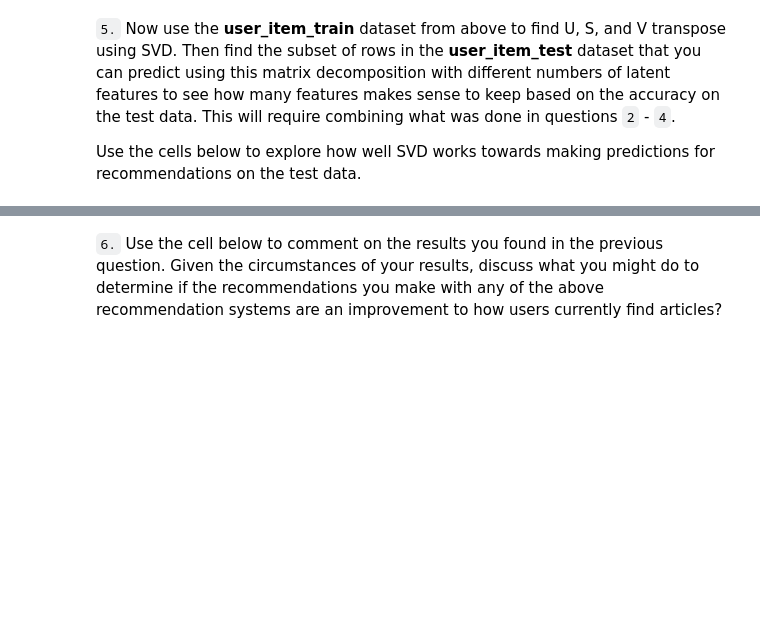
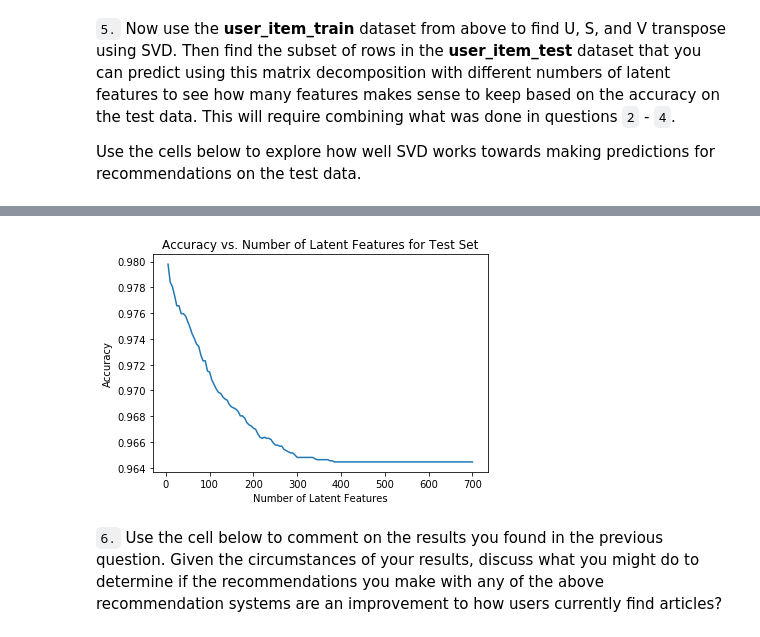
Before and after one commit to AidanGM/UdacityDSProject3, a Jupyter notebook: Recommendations_with_IBM.ipynb, the cells around one changed output, grey strips where cells are left out. Saved outputs shown, nothing was run; the diff lists cells and outputs as text; code cells hidden in the pictures; blank space fills up the shorter version.

```diff
--- a/Recommendations_with_IBM.ipynb
+++ b/Recommendations_with_IBM.ipynb
@@ -755,27 +773,30 @@ sub_user_item_test = user_item_test.loc[user_item_test.index.isin(user_item_trai
 # %%
 num_latent_feats = np.arange(5,705,5)
 sum_errs = []
 
 for k in num_latent_feats:
     # restructure with k latent features
     s_train_new = np.diag(s_train[:k])
     u_pred_new, vt_pred_new = u_pred[:, :k], vt_pred[:k, :]
 
     # take dot product
     user_item_test_est = np.around(np.dot(np.dot(u_pred_new, s_train_new), vt_pred_new))
 
     # compute error for each prediction to actual value
     diffs = np.subtract(sub_user_item_test, user_item_test_est)
 
     # total errors and keep track of them
     err = np.sum(np.sum(np.abs(diffs)))
     sum_errs.append(err)
 
 
-plt.plot(num_latent_feats, 1 - np.array(sum_errs)/(sub_user_item_test.shape[0]*sub_user_item_test.shape[1]));
+accuracy = 1 - np.array(sum_errs)/(sub_user_item_test.shape[0]*sub_user_item_test.shape[1])
+plt.plot(num_latent_feats, accuracy);
 plt.xlabel('Number of Latent Features');
 plt.ylabel('Accuracy');
 plt.title('Accuracy vs. Number of Latent Features for Test Set');
+# %% [output]
+[figure, added]
 # %% [markdown]
 `6.` Use the cell below to comment on the results you found in the previous question. Given the circumstances of your results, discuss what you might do to determine if the recommendations you make with any of the above recommendation systems are an improvement to how users currently find articles?
 # %%
```
Also changed, not shown: parts of 16 cells of this notebook, 1 other file.
